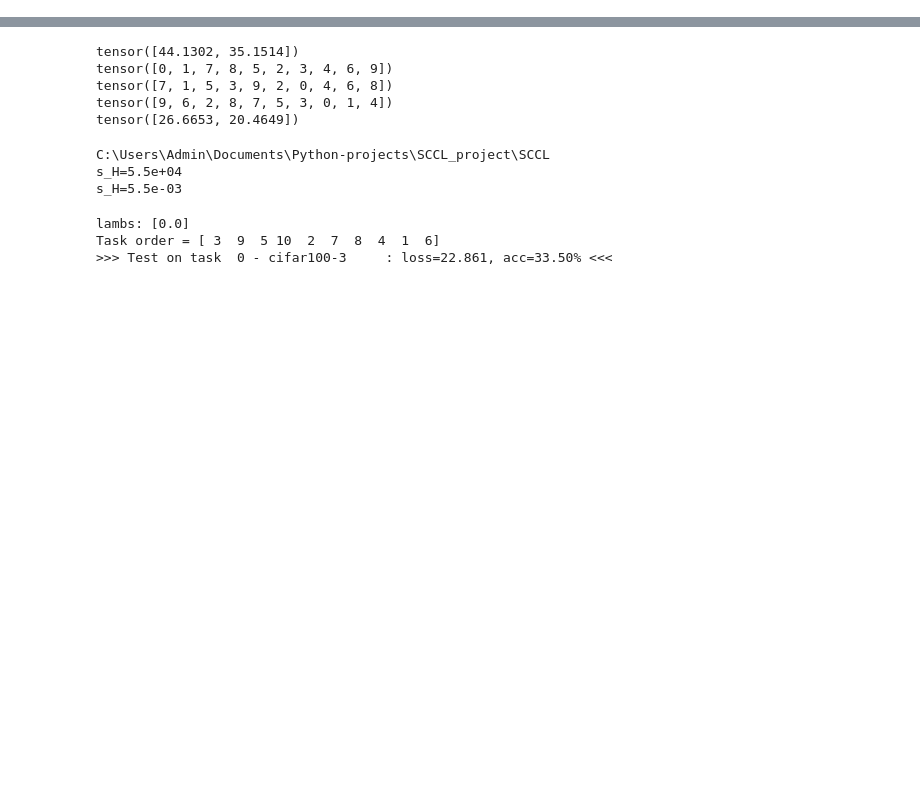
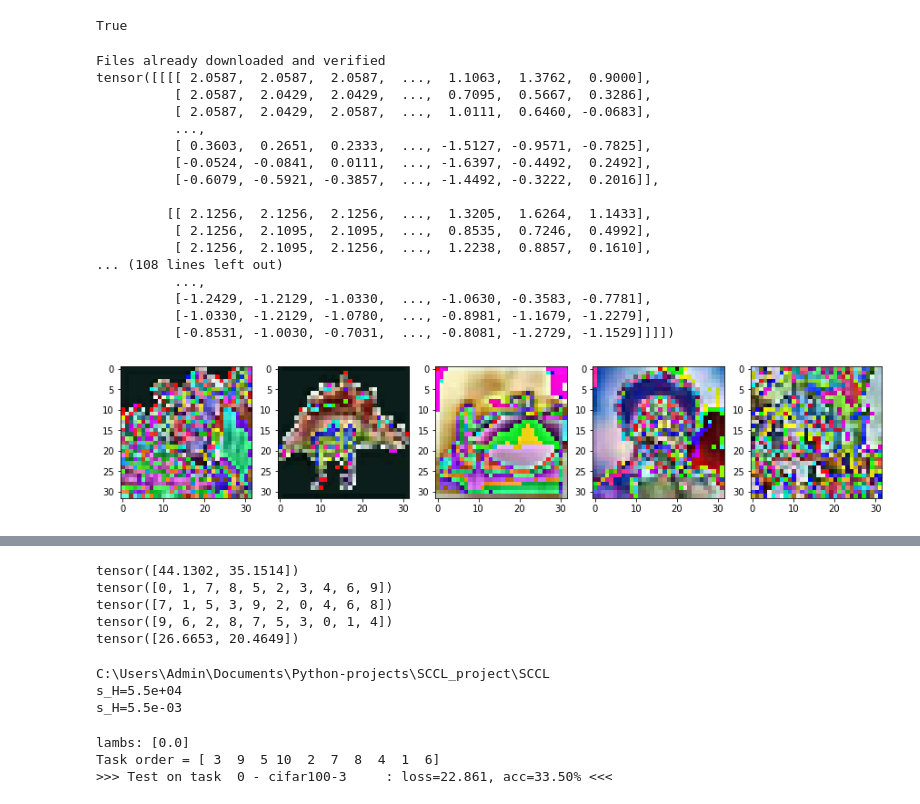
Before and after one commit to NguyenTriQuan/SCCL, a Jupyter notebook: approaches/test.ipynb, the cells around one changed output, grey strips where cells are left out. Saved outputs shown, nothing was run; the diff lists cells and outputs as text; code cells hidden in the pictures; blank space fills up the shorter version.

```diff
--- a/approaches/test.ipynb
+++ b/approaches/test.ipynb
@@ -12,0 +17,36 @@ device = 'cuda'
+# %%
+if not 0.0:
+    print('True')
+# %% [output]
+True
+# %%
+mean=[x/255 for x in [125.3,123.0,113.9]]
+std=[x/255 for x in [63.0,62.1,66.7]]
+trainset = datasets.CIFAR100('../dat/', train=True, download=True, transform=transforms.Compose([transforms.ToTensor(),transforms.Normalize(mean,std)]))
+loader=torch.utils.data.DataLoader(trainset,batch_size=5,shuffle=False)
+to_img = transforms.ToPILImage()
+for image,target in loader:
+   print(image)
+   fig, axs = plt.subplots(1, 5, figsize=(15, 3))
+   for i, img in enumerate(image):
+      axs[i].imshow(to_img(img))
+   break
+# %% [output]
+Files already downloaded and verified
+tensor([[[[ 2.0587,  2.0587,  2.0587,  ...,  1.1063,  1.3762,  0.9000],
+          [ 2.0587,  2.0429,  2.0429,  ...,  0.7095,  0.5667,  0.3286],
+          [ 2.0587,  2.0429,  2.0587,  ...,  1.0111,  0.6460, -0.0683],
+          ...,
+          [ 0.3603,  0.2651,  0.2333,  ..., -1.5127, -0.9571, -0.7825],
+          [-0.0524, -0.0841,  0.0111,  ..., -1.6397, -0.4492,  0.2492],
+          [-0.6079, -0.5921, -0.3857,  ..., -1.4492, -0.3222,  0.2016]],
+
+         [[ 2.1256,  2.1256,  2.1256,  ...,  1.3205,  1.6264,  1.1433],
+          [ 2.1256,  2.1095,  2.1095,  ...,  0.8535,  0.7246,  0.4992],
+          [ 2.1256,  2.1095,  2.1256,  ...,  1.2238,  0.8857,  0.1610],
+... (108 lines left out)
+          ...,
+          [-1.2429, -1.2129, -1.0330,  ..., -1.0630, -0.3583, -0.7781],
+          [-1.0330, -1.2129, -1.0780,  ..., -0.8981, -1.1679, -1.2279],
+          [-0.8531, -1.0030, -0.7031,  ..., -0.8081, -1.2729, -1.1529]]]])
+[figure, added]
```
Also changed, not shown: parts of 3 cells of this notebook, 15 other files.
